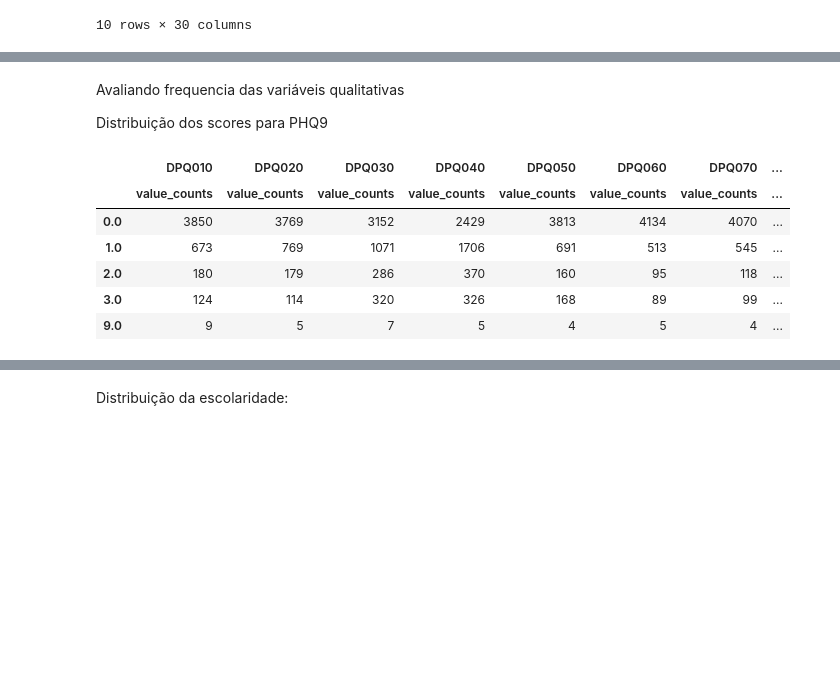
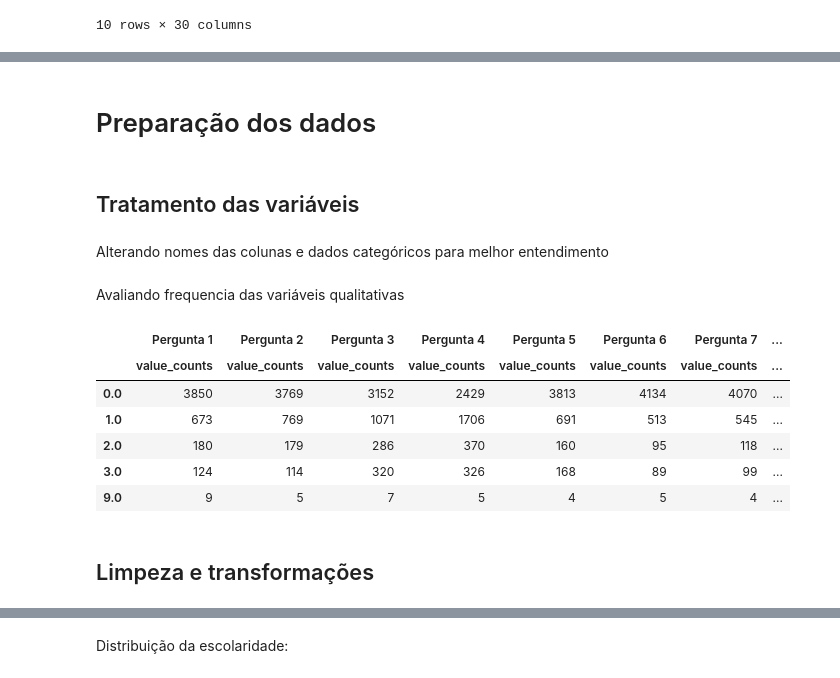
Before and after one commit to emmanuelvrm/Data, a Jupyter notebook: Inferencia_Depressao_e_Habitos_Saudaveis/notebooks/Inferência_Depressão_e_Hábitos_Saudáveis.ipynb, the cells around one changed output, grey strips where cells are left out. Drawn from its saved outputs; the diff is of its cells as text; code cells hidden in the pictures; blank space fills up the shorter version.

```diff
--- a/Inferencia_Depressao_e_Habitos_Saudaveis/notebooks/Inferência_Depressão_e_Hábitos_Saudáveis.ipynb
+++ b/Inferencia_Depressao_e_Habitos_Saudaveis/notebooks/Inferência_Depressão_e_Hábitos_Saudáveis.ipynb
@@ -211,30 +219,54 @@ df_full.drop(columns=['SEQN']).describe(percentiles = [.25, .5, .75, .95, .99]).
+# %% [markdown]
+# Preparação dos dados
+# %% [markdown]
+## Tratamento das variáveis
+# %% [markdown]
+Alterando nomes das colunas e dados categóricos para melhor entendimento
+# %%
+
+
+# renomear as colunas
+df_full = df_full.rename(columns={'RIAGENDR': 'Gênero', 'RIDAGEYR': 'Idade em anos',
+                        'RIDRETH1': 'Etnia', 'DMDEDUC': 'Escolaridade',
+                        'INDFMINC': 'Renda anual familiar (US$)', 'DPQ010': 'Pergunta 1',
+                        'DPQ020': 'Pergunta 2', 'DPQ030': 'Pergunta 3', 'DPQ040': 'Pergunta 4',
+                        'DPQ050': 'Pergunta 5', 'DPQ060': 'Pergunta 6', 'DPQ070': 'Pergunta 7',
+                        'DPQ080': 'Pergunta 8', 'DPQ090': 'Pergunta 9', 'PAG_MINW': 'Atv_Sem',
+                        'ADHERENCE': 'Aderência', 'HEI2015C1_TOTALVEG': 'Vegetais',
+                        'HEI2015C2_GREEN_AND_BEAN': 'Verduras', 'HEI2015C3_TOTALFRUIT': 'Frutas totais',
+                        'HEI2015C4_WHOLEFRUIT': 'Frutas in natura', 'HEI2015C5_WHOLEGRAIN': 'Grãos integrais',
+                        'HEI2015C6_TOTALDAIRY': 'Laticínios', 'HEI2015C8_SEAPLANT_PROT': 'Proteína vegetal',
+                        'HEI2015C7_TOTPROT': 'Proteínas', 'HEI2015C9_FATTYACID': 'Ácido-graxo',
+                        'HEI2015C10_SODIUM': 'Sódio', 'HEI2015C11_REFINEDGRAIN': 'Grãos refinados',
+                        'HEI2015C12_SFAT': 'Gordura saturada','HEI2015C13_ADDSUG' : 'Açúcares',
+                        'HEI2015_TOTAL_SCORE' : 'Escore Saúde' })
 # %% [markdown]
 Avaliando frequencia das variáveis qualitativas
-
-Distribuição dos scores para PHQ9
 # %%
 df_full[[
-"DPQ010",
-"DPQ020",
-"DPQ030",
-"DPQ040",
-"DPQ050",
-"DPQ060",
-"DPQ070",
-"DPQ080",
-"DPQ090"]].agg(['value_counts'])
+"Pergunta 1",
+"Pergunta 2",
+"Pergunta 3",
+"Pergunta 4",
+"Pergunta 5",
+"Pergunta 6",
+"Pergunta 7",
+"Pergunta 8",
+"Pergunta 9"]].agg(['value_counts'])
 
 # 0 = Nenhuma  vez
 # 1 = Menos de uma semana
 # 2 = Uma semana ou mais
 # 3 = Quase todos os dias
 # 7 = Se recusou a responder
 # 9 = Não sabe
 # %% [output]
-|  | DPQ010 | DPQ020 | DPQ030 | DPQ040 | DPQ050 | DPQ060 | DPQ070 | ... |
+|  | Pergunta 1 | Pergunta 2 | Pergunta 3 | Pergunta 4 | Pergunta 5 | Pergunta 6 | Pergunta 7 | ... |
 |  | value_counts | value_counts | value_counts | value_counts | value_counts | value_counts | value_counts | ... |
 | 0.0 | 3850 | 3769 | 3152 | 2429 | 3813 | 4134 | 4070 | ... |
 | 1.0 | 673 | 769 | 1071 | 1706 | 691 | 513 | 545 | ... |
 | 2.0 | 180 | 179 | 286 | 370 | 160 | 95 | 118 | ... |
 | 3.0 | 124 | 114 | 320 | 326 | 168 | 89 | 99 | ... |
 | 9.0 | 9 | 5 | 7 | 5 | 4 | 5 | 4 | ... |
+# %% [markdown]
+## Limpeza e transformações
```
Also changed, not shown: parts of 179 cells of this notebook.
